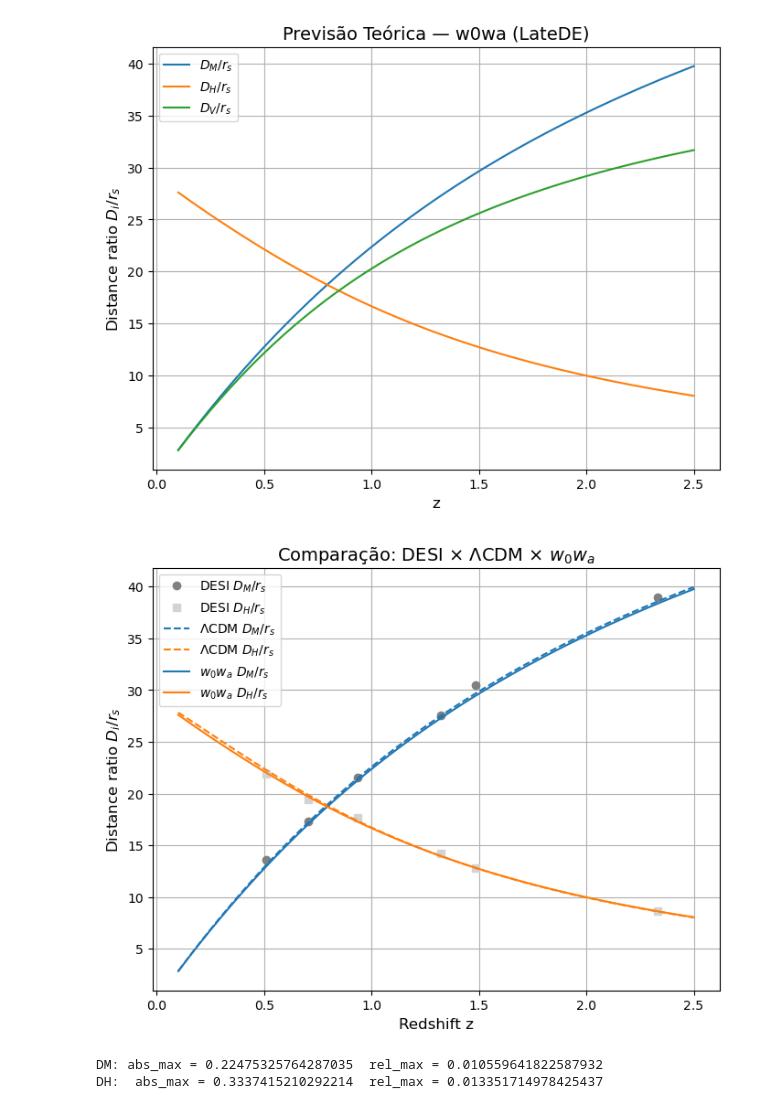
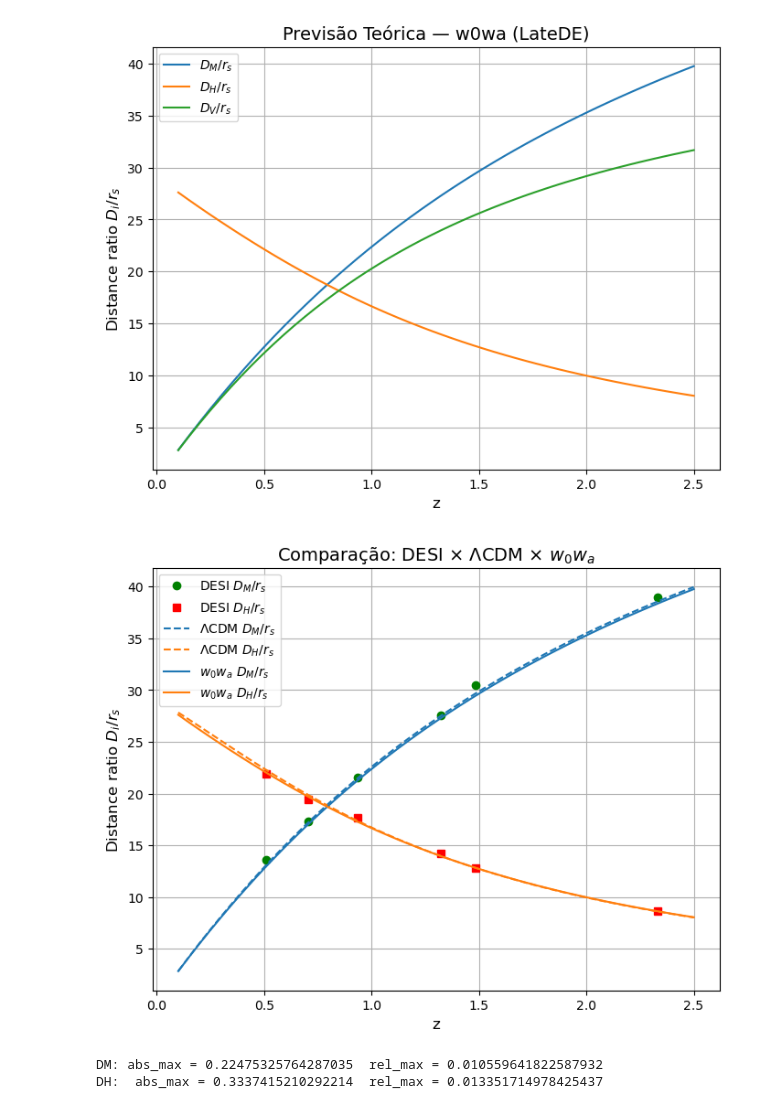
Before and after one commit to paulamachado295/Projeto_LateDE, a Jupyter notebook: Gráficos_Comparativos.ipynb, the cells around one changed output. Drawn from its saved outputs; the diff is of its cells as text; code cells hidden in the pictures.

```diff
--- a/Gráficos_Comparativos.ipynb
+++ b/Gráficos_Comparativos.ipynb
@@ -123,26 +123,26 @@ DV_desi = desi[desi['quantity'] == 'DV_over_rs']
 # %%
 plt.figure(figsize=(8,6))
 
 # --- Dados DESI ---
-plt.plot(DM_desi['z'], DM_desi['value'], 'o', label='DESI $D_M/r_s$', color='gray')
-plt.plot(DH_desi['z'], DH_desi['value'], 's', label='DESI $D_H/r_s$', color='lightgray')
+plt.plot(DM_desi['z'], DM_desi['value'], 'o', label='DESI $D_M/r_s$', color='green')
+plt.plot(DH_desi['z'], DH_desi['value'], 's', label='DESI $D_H/r_s$', color='red')
 
 # --- Teoria: ΛCDM ---
 plt.plot(z_LCDM, DM_LCDM, '--', color='tab:blue', label='ΛCDM $D_M/r_s$')
 plt.plot(z_LCDM, DH_LCDM, '--', color='tab:orange', label='ΛCDM $D_H/r_s$')
 
 # --- Teoria: w0-wa ---
 plt.plot(z_w0wa, DM_w0wa, '-', color='tab:blue', label='$w_0w_a$ $D_M/r_s$')
 plt.plot(z_w0wa, DH_w0wa, '-', color='tab:orange', label='$w_0w_a$ $D_H/r_s$')
 
-plt.xlabel('Redshift z', fontsize=12)
+plt.xlabel('z', fontsize=12)
 plt.ylabel(r'Distance ratio $D_i / r_s$', fontsize=12)
 plt.title('Comparação: DESI × ΛCDM × $w_0w_a$', fontsize=14)
 plt.legend()
 plt.grid(True)
 plt.show()
 # %% [output]
-[figure, old version]
+[figure, new version]
 # %%
 import numpy as np
 
```
Also changed, not shown: parts of 2 cells of this notebook, 1 other file.
